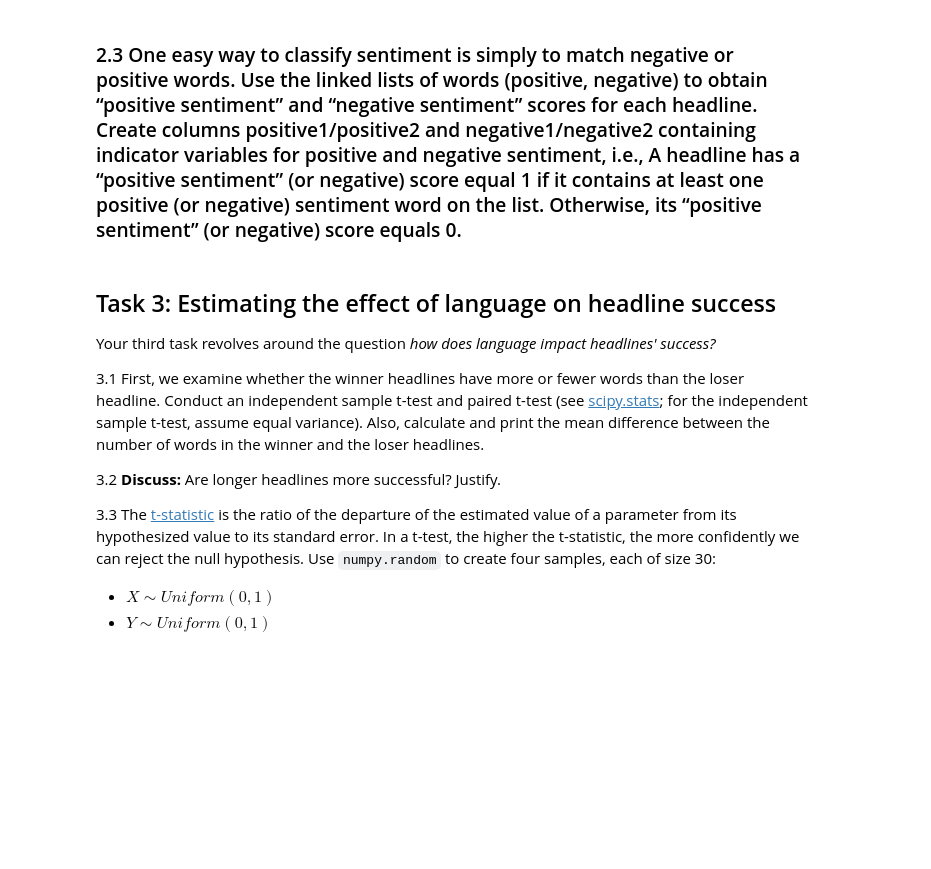
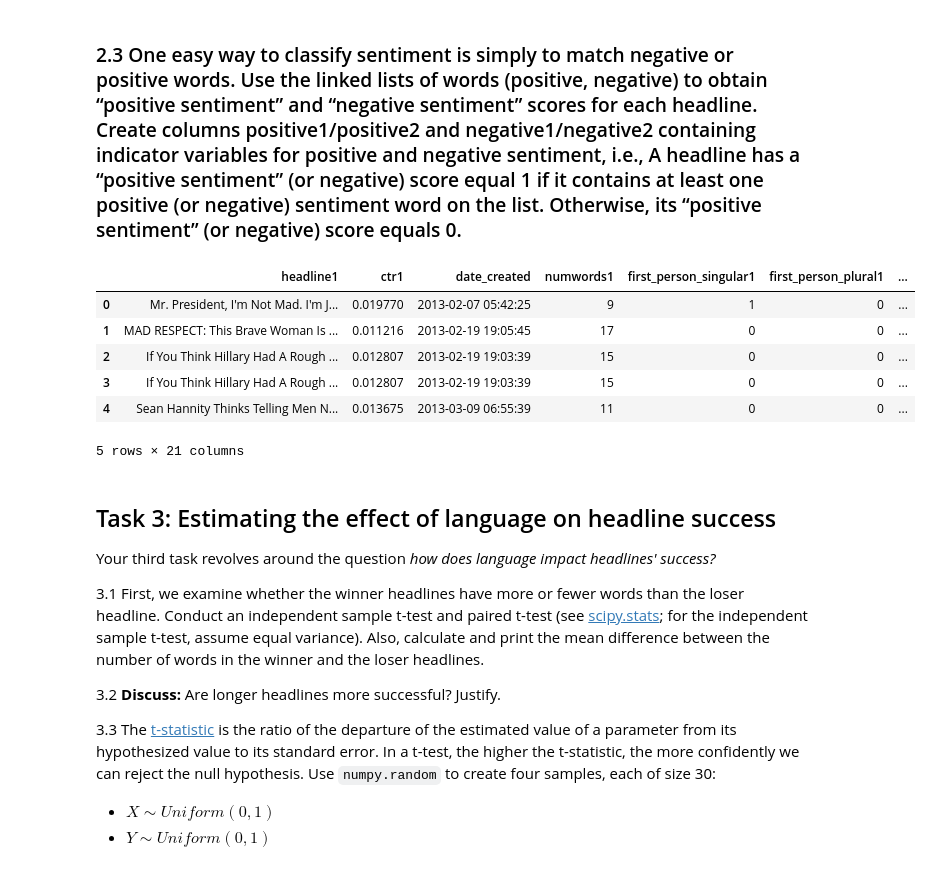
Before and after one commit to PeterYYZhang/2022, a Jupyter notebook: Homework/01 - Pandas Data Wrangling and Data Viz/hw1.ipynb, the cells around one changed output. Saved outputs shown, nothing was run; the diff lists cells and outputs as text; code cells hidden in the pictures; blank space fills up the shorter version.

```diff
--- a/Homework/01 - Pandas Data Wrangling and Data Viz/hw1.ipynb
+++ b/Homework/01 - Pandas Data Wrangling and Data Viz/hw1.ipynb
@@ -535,6 +535,16 @@ else:
 new_dataset = new_dataset[['headline1', 'ctr1', 'date_created', 'numwords1', 'first_person_singular1', 'first_person_plural1', 'second_person1', 'third_person_singular1', 'third_person_plural1', 'positive1', 'negative1', 'headline2', 'ctr2', 'numwords2',  'first_person_singular2', 'first_person_plural2', 'second_person2', 'third_person_singular2', 'third_person_plural2', 'positive2', 'negative2']]
 if not os.path.exists(os.path.join(data_path_root,'new_dataset.csv')):
     to_save = new_dataset.to_csv(os.path.join(data_path_root,'new_dataset.csv'))
+# %%
+new_dataset.head()
+# %% [output]
+|  | headline1 | ctr1 | date_created | numwords1 | first_person_singular1 | first_person_plural1 | ... |
+| 0 | Mr. President, I'm Not Mad. I'm J... | 0.019770 | 2013-02-07 05:42:25 | 9 | 1 | 0 | ... |
+| 1 | MAD RESPECT: This Brave Woman Is ... | 0.011216 | 2013-02-19 19:05:45 | 17 | 0 | 0 | ... |
+| 2 | If You Think Hillary Had A Rough ... | 0.012807 | 2013-02-19 19:03:39 | 15 | 0 | 0 | ... |
+| 3 | If You Think Hillary Had A Rough ... | 0.012807 | 2013-02-19 19:03:39 | 15 | 0 | 0 | ... |
+| 4 | Sean Hannity Thinks Telling Men N... | 0.013675 | 2013-03-09 06:55:39 | 11 | 0 | 0 | ... |
+5 rows × 21 columns
 # %% [markdown]
 ## Task 3: Estimating the effect of language on headline success
 
```
Also changed, not shown: parts of 58 cells of this notebook.
